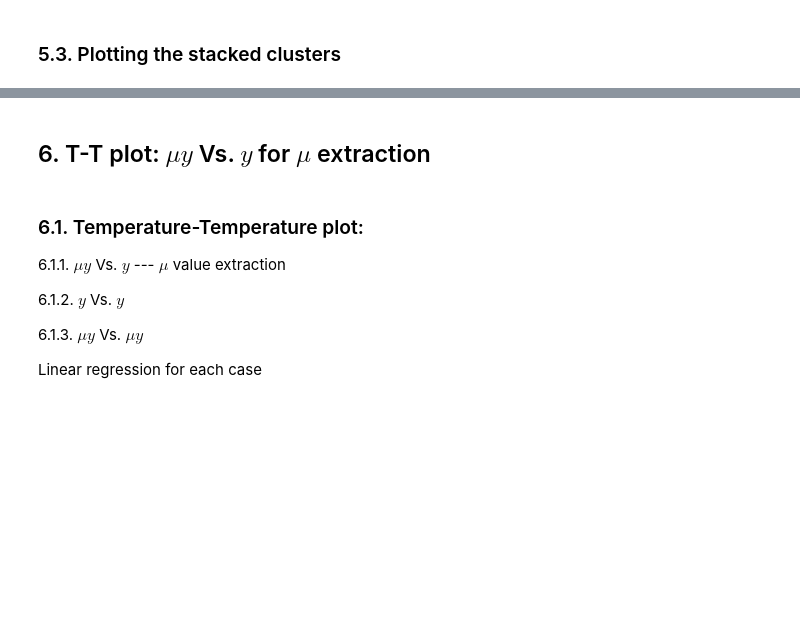
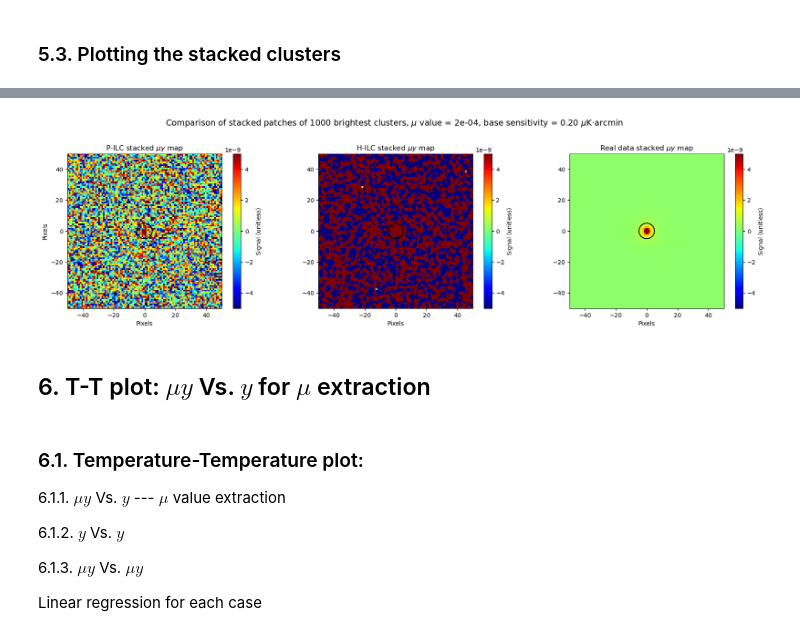
Before and after one commit to JoanRibotOliver/TFM, a Jupyter notebook: Code/ILC_no_y_0.2muK.ipynb, the cells around one changed output, grey strips where cells are left out. Drawn from its saved outputs; the diff is of its cells as text; code cells hidden in the pictures; blank space fills up the shorter version.

```diff
--- a/Code/ILC_no_y_0.2muK.ipynb
+++ b/Code/ILC_no_y_0.2muK.ipynb
@@ -718,11 +836,11 @@ plot_stacked_patches(stack_muy_real, n_clusters, filename="Stacked_Patches_Real_
 # %%
-def plot_comparison_stacked_patches(stack_pixel, stack_harmonic, stack_real, n_clusters, mu, filename):
+def plot_comparison_stacked_patches(stack_pixel, stack_harmonic, stack_real, n_clusters, mu, base_sensitivity, filename):
     """
     Plots three comparison stacked patches (Pixel ILC, Harmonic ILC, and Real Data)
     in a single row for side-by-side comparison.
     """
     maps = [stack_pixel, stack_harmonic, stack_real]
-    titles = [r"P-ILC stacked $\mu-y$ map", r"H-ILC stacked $\mu-y$ map", r"Real data stacked $\mu-y$ map"]
+    titles = [r"P-ILC stacked $\mu y$ map", r"H-ILC stacked $\mu y$ map", r"Real data stacked $\mu y$ map"]
 
     fig, axes = plt.subplots(1, 3, figsize=(18, 5))
 
@@ -737,35 +855,43 @@ def plot_comparison_stacked_patches(stack_pixel, stack_harmonic, stack_real, n_c
         im = ax.imshow(maps[i], origin='lower', cmap='jet', extent=extent, vmin=v_min, vmax=v_max)
 
         # Add center marker
-        ax.plot(0, 0, marker='+', color='red', markersize=10, label='Center')
+        #ax.plot(0, 0, marker='+', color='red', markersize=10, label='Center')
 
         ax.set_title(titles[i])
         ax.set_xlabel('Pixels')
         if i == 0:
             ax.set_ylabel('Pixels')
 
+         # Paràmetres: (centre_x, centre_y), radi, color...
+        radi_cercle = 5  # Pots ajustar aquest valor segons l'escala dels teus píxels
+        cercle = patches.Circle((0, 0), radi_cercle, color='black', fill=False, linewidth=1.5, linestyle='-')
+        ax.add_patch(cercle)
+
         # Format colorbar with scientific notation
         cbar = fig.colorbar(im, ax=ax, label='Signal (unitless)')
         cbar.formatter.set_powerlimits((0, 0))
         cbar.update_ticks()
 
-    plt.suptitle(rf"Comparison of stacked patches of {n_clusters} brightest clusters, $\mu$ value = {mu:.0e}", fontsize=14)
+    plt.suptitle(rf"Comparison of stacked patches of {n_clusters} brightest clusters, $\mu$ value = {mu:.0e}, base sensitivity = {base_sensitivity:.2f} $\mu$K·arcmin", fontsize=14)
     plt.tight_layout(rect=[0, 0.03, 1, 0.95])
 
     # Save the comparison plot
-    plt.savefig(f"/Users/joanribot/Desktop/Física/Màster UC - UIMP/2n semestre/TFM/Codes/Figures/ILC_no_y_0.2muK/mu_y_maps/Stacking/{filename}", dpi=300, bbox_inches='tight')
+    plt.savefig(f"/Users/joanribot/Desktop/Física/Màster UC - UIMP/2n semestre/TFM/Codes/Figures/ILC_no_y_0.2muK/mu_y_maps/Stacking/{filename}", dpi=300, bbox_inches='tight')
     plt.show()
 # %%
 ### PLOTTING THE THREE STACKED PATCHES TOGETHER FOR COMPARISON ###
 
 plot_comparison_stacked_patches(
     stack_muy_pixel,
     stack_muy_harmonic,
     stack_muy_real,
     n_clusters,
     mu,
+    base_sensitivity_uk_arcmin,
     "Comparison_Stacked_Patches_no_y.pdf"
 )
+# %% [output]
+[figure, added]
 # %% [markdown]
 ## 6. T-T plot: $\mu y$ Vs. $y$ for $\mu$ extraction
 # %% [markdown]
```
Also changed, not shown: parts of 23 cells of this notebook, 38 other files.
